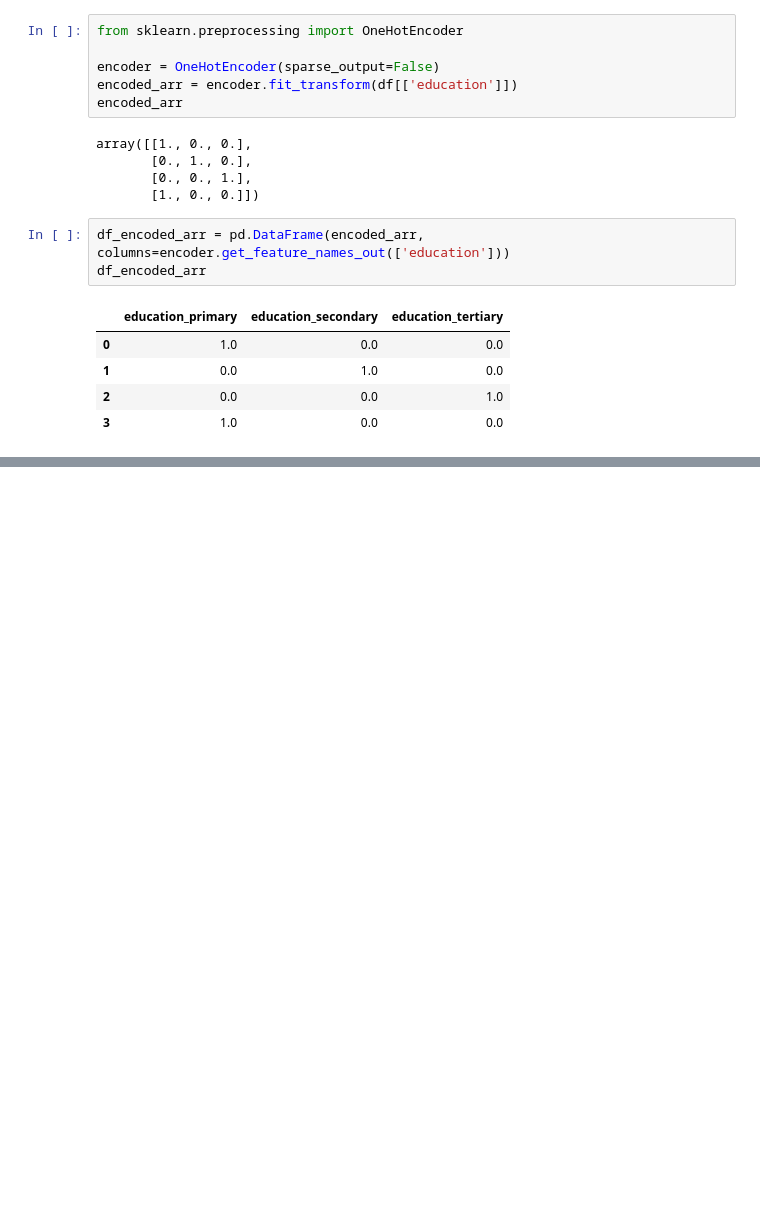
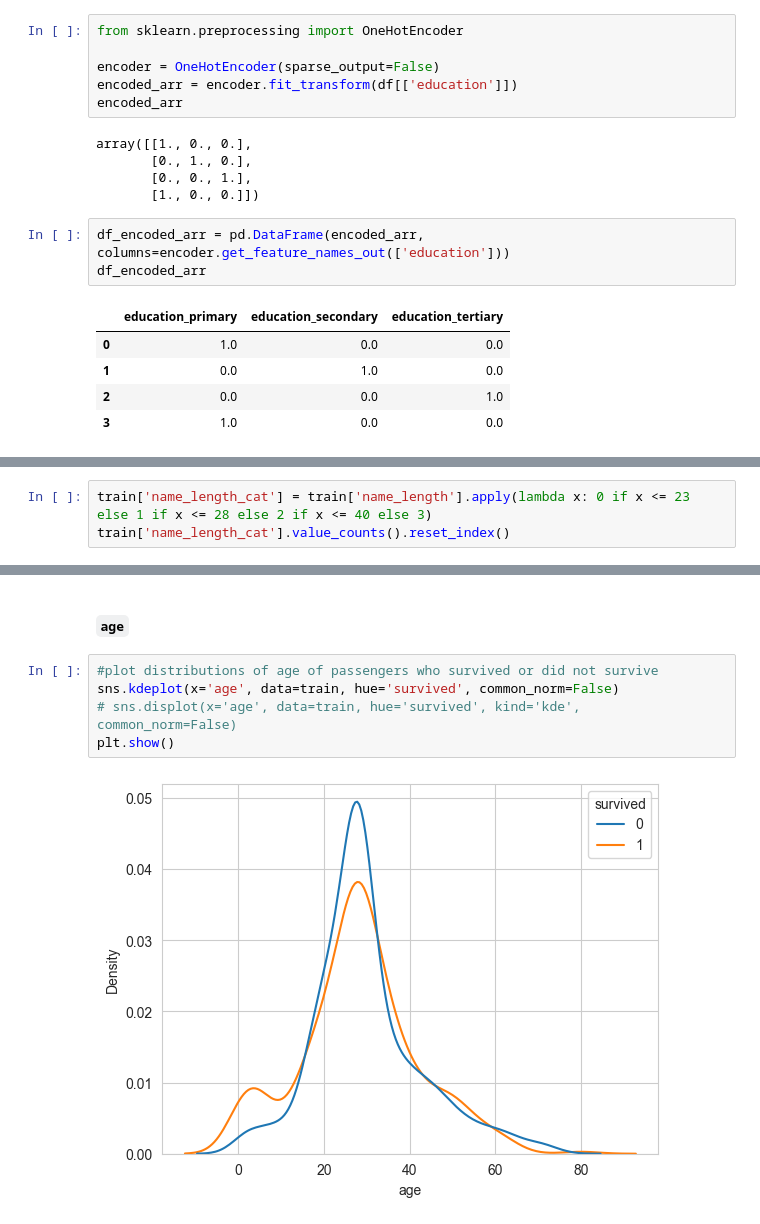
Before and after one commit to xiangshiyin/machine-learning-for-actuarial-science, a Jupyter notebook: 2025-spring/week05/notebook/demo.ipynb, the cells around one changed output, grey strips where cells are left out. Drawn from its saved outputs; the diff is of its cells as text; blank space fills up the shorter version.

```diff
--- a/2025-spring/week05/notebook/demo.ipynb
+++ b/2025-spring/week05/notebook/demo.ipynb
@@ -732,0 +705,3 @@ grid.add_legend();
+# %%
+train['name_length_cat'] = train['name_length'].apply(lambda x: 0 if x <= 23 else 1 if x <= 28 else 2 if x <= 40 else 3)
+train['name_length_cat'].value_counts().reset_index()
@@ -732,0 +714,9 @@ grid.add_legend();
+# %% [markdown]
+#### `age`
+# %%
+#plot distributions of age of passengers who survived or did not survive
+sns.kdeplot(x='age', data=train, hue='survived', common_norm=False)
+# sns.displot(x='age', data=train, hue='survived', kind='kde', common_norm=False)
+plt.show()
+# %% [output]
+[figure, added]
```
Also changed, not shown: parts of 74 cells of this notebook.
